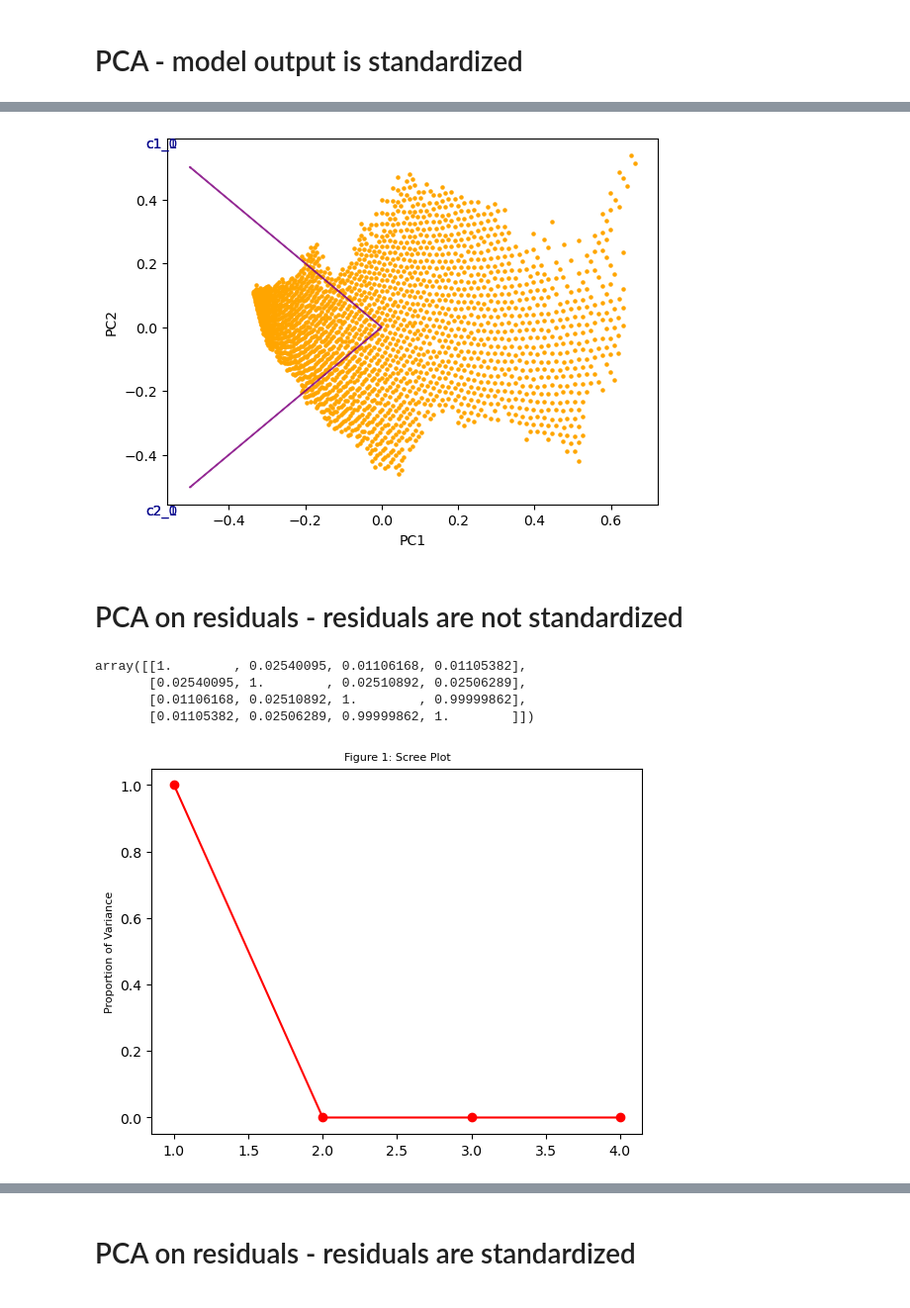
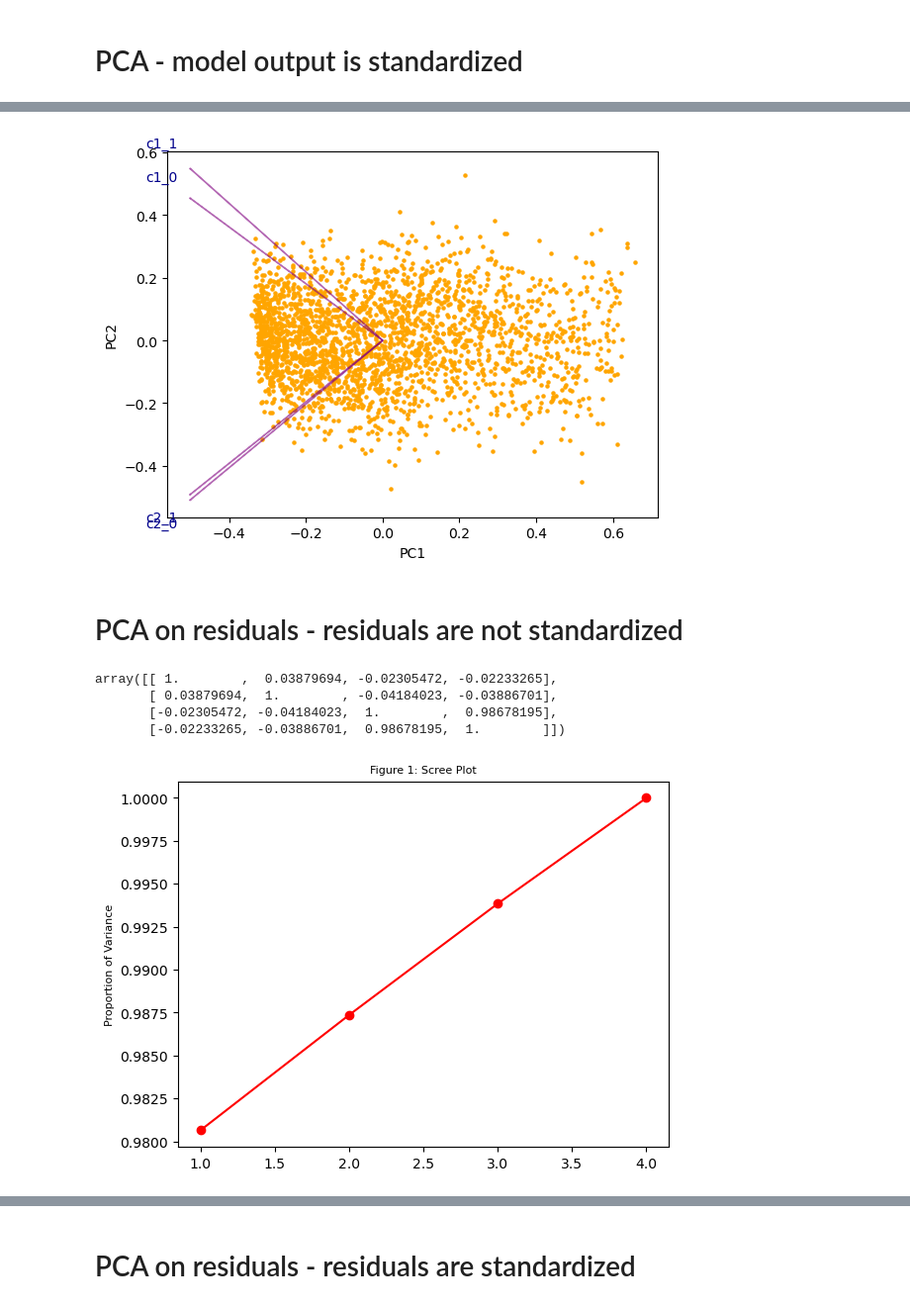
Before and after one commit to ascsn/ModelOrthogonalization, a Jupyter notebook: ToyExample/toymodels.ipynb, the cells around one changed output, grey strips where cells are left out. Shown at 99% size. Drawn from its saved outputs; the diff is of its cells as text; code cells hidden in the pictures.

```diff
--- a/ToyExample/toymodels.ipynb
+++ b/ToyExample/toymodels.ipynb
@@ -79,10 +78,10 @@ def biplot(score,coef,labels=None):
 # Data generation
 # %%
 #Noise level we will use to "wiggle" all the model predictions a bit
-corruption_noise_Mass=10
+corruption_noise_Mass=1000
 
 # Fix random seed
-np.random.seed(42)
+np.random.seed(23)
 
 # Load NZ
 input_NZ =  data_loader()
@@ -188,30 +217,32 @@ c2_1          -0.5 -0.499881  0.014500 -0.707042
 # %%
 biplot(X_pca, np.transpose(pca.components_),list(loadings.index))
+
+plt.savefig("Biplot_Toy_standardized.pdf", format="pdf", bbox_inches="tight")
+plt.show()
 # %% [output]
-[figure, old version]
+[figure, new version]
 # %% [markdown]
 # PCA on residuals - residuals are not standardized
 # %%
-residuals = models_output_df[models_output.keys()].values - masses_truth.values[:,None]
+residuals = masses_truth.values[:,None] - models_output_df[models_output.keys()].values
 np.corrcoef(residuals.T)
 # %% [output]
-array([[1.        , 0.02540095, 0.01106168, 0.01105382],
-       [0.02540095, 1.        , 0.02510892, 0.02506289],
-       [0.01106168, 0.02510892, 1.        , 0.99999862],
-       [0.01105382, 0.02506289, 0.99999862, 1.        ]])
+array([[ 1.        ,  0.03879694, -0.02305472, -0.02233265],
+       [ 0.03879694,  1.        , -0.04184023, -0.03886701],
+       [-0.02305472, -0.04184023,  1.        ,  0.98678195],
+       [-0.02233265, -0.03886701,  0.98678195,  1.        ]])
 # %%
 pca = PCA(n_components=4)
 X_pca = pca.fit_transform(residuals)
 
-prop_var = pca.explained_variance_ratio_
-eigenvalues = pca.explained_variance_
-
+prop_var = np.cumsum(pca.explained_variance_ratio_)
 PC_numbers = np.arange(pca.n_components_) + 1
 plt.plot(PC_numbers,
          prop_var,
          'ro-')
 plt.title('Figure 1: Scree Plot', fontsize=8)
 plt.ylabel('Proportion of Variance', fontsize=8)
+plt.savefig("Scree_ToyResid_raw.pdf", format="pdf", bbox_inches="tight")
 plt.show()
 # %% [output]
-[figure, old version]
+[figure, new version]
```
Also changed, not shown: parts of 18 cells of this notebook, 1 other file.
